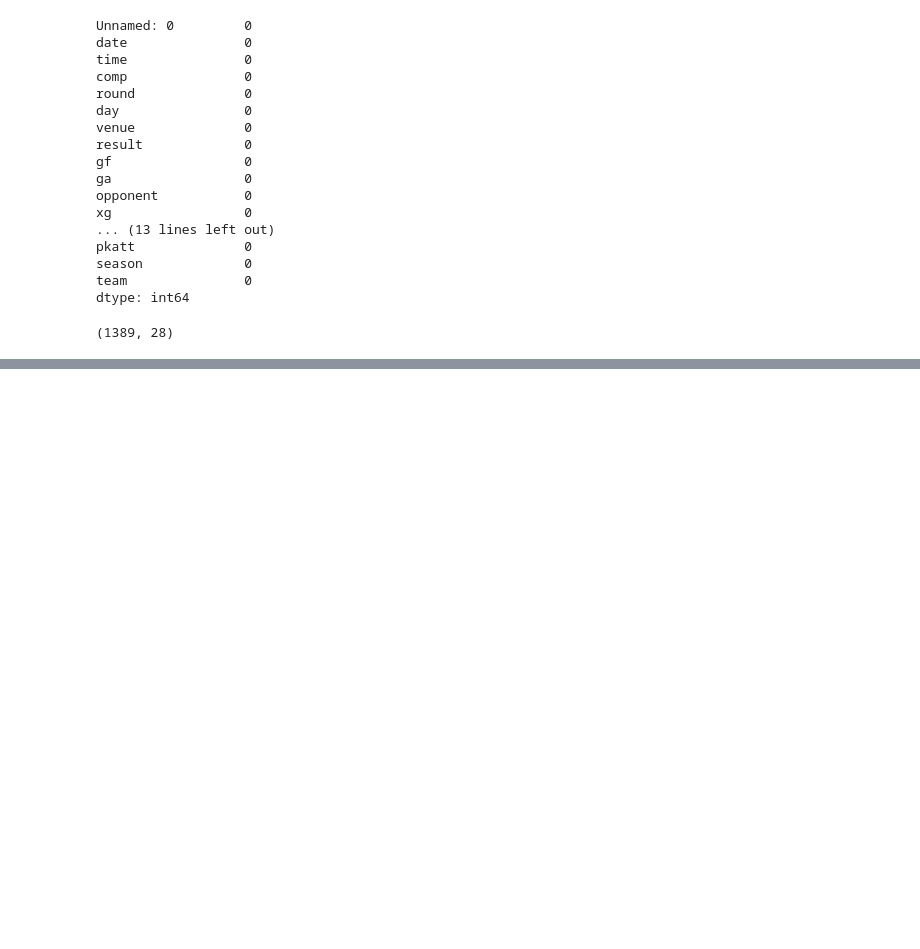
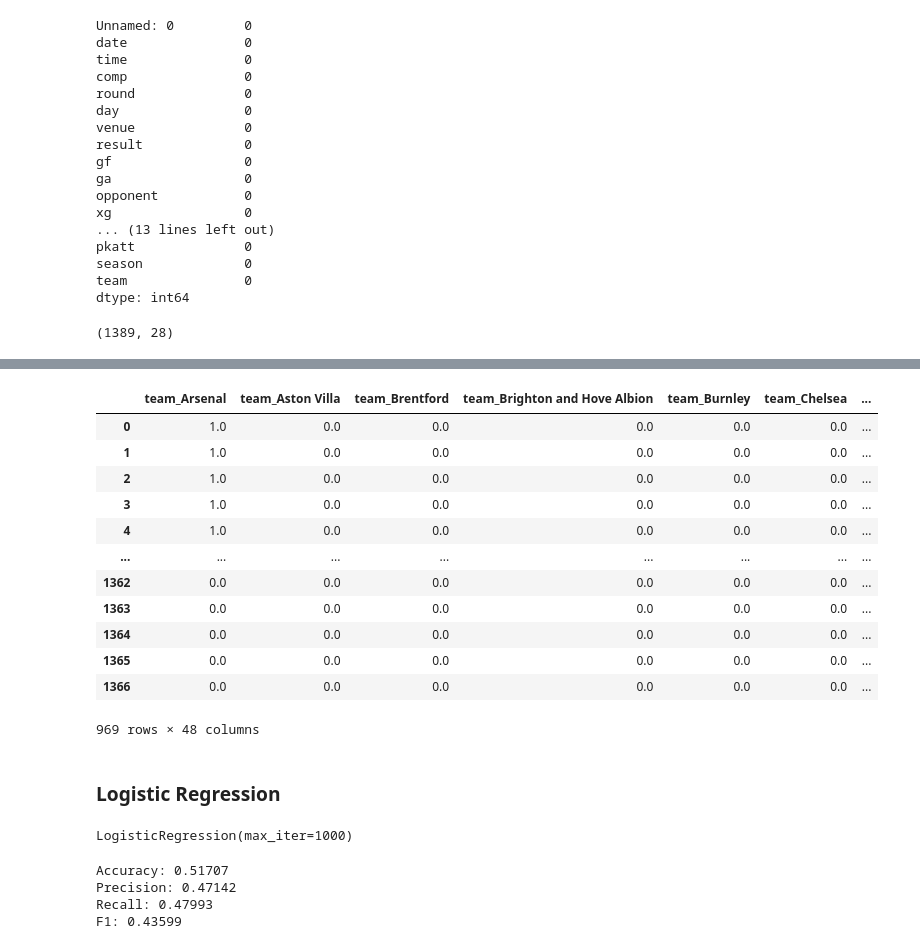
Before and after one commit to nathanalvares19/premier_league_predictor, a Jupyter notebook: main.ipynb, the cells around one changed output, grey strips where cells are left out. Saved outputs shown, nothing was run; the diff lists cells and outputs as text; code cells hidden in the pictures; blank space fills up the shorter version.

Commit message:
initial eda + logistic reg

```diff
--- a/main.ipynb
+++ b/main.ipynb
@@ -131,0 +141,5 @@ Name: poss, Length: 1389, dtype: float64
+# %%
+# split chronologically
+from src import split as spl
+
+train, valid, test = spl.split_data(matches)
@@ -131,0 +156,8 @@ Name: poss, Length: 1389, dtype: float64
+# %%
+# features to use
+
+features = ["team", "opponent", "venue"]
+# %%
+X_train, y_train = spl.split_label(train, features)
+X_valid, y_valid = spl.split_label(valid, features)
+X_test, y_test = spl.split_label(test, features)
@@ -131,0 +185,34 @@ Name: poss, Length: 1389, dtype: float64
+# %%
+from sklearn.preprocessing import OneHotEncoder
+
+encoder = OneHotEncoder(sparse_output=False, handle_unknown="ignore").set_output(transform="pandas")
+
+X_train_encoded = encoder.fit_transform(X_train)
+X_valid_encoded = encoder.transform(X_valid)
+X_test_encoded = encoder.transform(X_test)
+# %%
+X_train_encoded
+# %% [output]
+|  | team_Arsenal | team_Aston Villa | team_Brentford | team_Brighton and Hove Albion | team_Burnley | team_Chelsea | ... |
+| 0 | 1.0 | 0.0 | 0.0 | 0.0 | 0.0 | 0.0 | ... |
+| 1 | 1.0 | 0.0 | 0.0 | 0.0 | 0.0 | 0.0 | ... |
+| 2 | 1.0 | 0.0 | 0.0 | 0.0 | 0.0 | 0.0 | ... |
+| 3 | 1.0 | 0.0 | 0.0 | 0.0 | 0.0 | 0.0 | ... |
+| 4 | 1.0 | 0.0 | 0.0 | 0.0 | 0.0 | 0.0 | ... |
+| ... | ... | ... | ... | ... | ... | ... | ... |
+| 1362 | 0.0 | 0.0 | 0.0 | 0.0 | 0.0 | 0.0 | ... |
+| 1363 | 0.0 | 0.0 | 0.0 | 0.0 | 0.0 | 0.0 | ... |
+| 1364 | 0.0 | 0.0 | 0.0 | 0.0 | 0.0 | 0.0 | ... |
+| 1365 | 0.0 | 0.0 | 0.0 | 0.0 | 0.0 | 0.0 | ... |
+| 1366 | 0.0 | 0.0 | 0.0 | 0.0 | 0.0 | 0.0 | ... |
+969 rows × 48 columns
+# %% [markdown]
+### Logistic Regression
+# %%
+# first training
+from sklearn.linear_model import LogisticRegression
+
+log_reg = LogisticRegression(max_iter=1000)
+log_reg.fit(X_train_encoded, y_train_encoded)
+# %% [output]
+LogisticRegression(max_iter=1000)
@@ -131,0 +221,9 @@ Name: poss, Length: 1389, dtype: float64
+# %%
+from src import evaluation as eval
+
+eval.evaluate(y_valid_encoded, predictions)
+# %% [output]
+Accuracy: 0.51707
+Precision: 0.47142
+Recall: 0.47993
+F1: 0.43599
```
Also changed, not shown: parts of 14 cells of this notebook, 5 other files.
